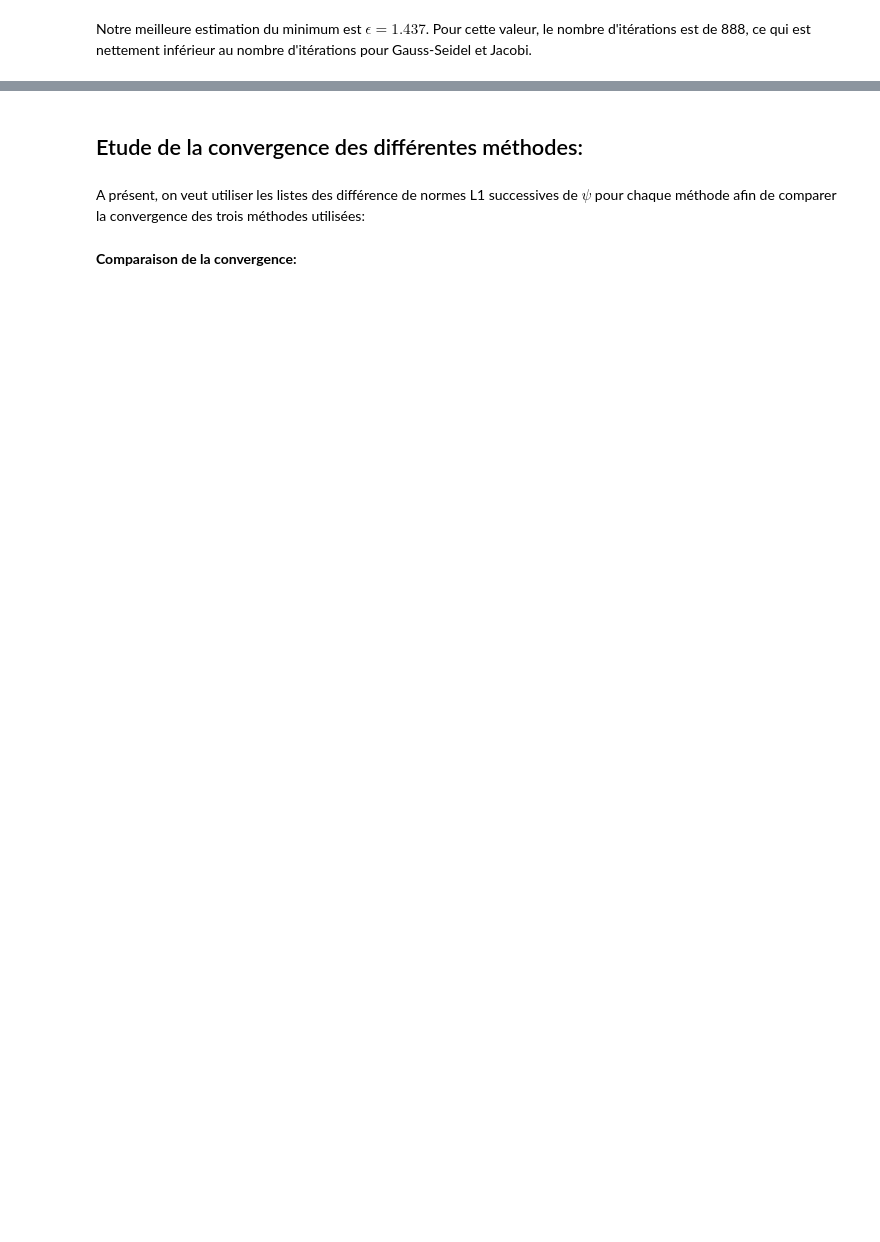
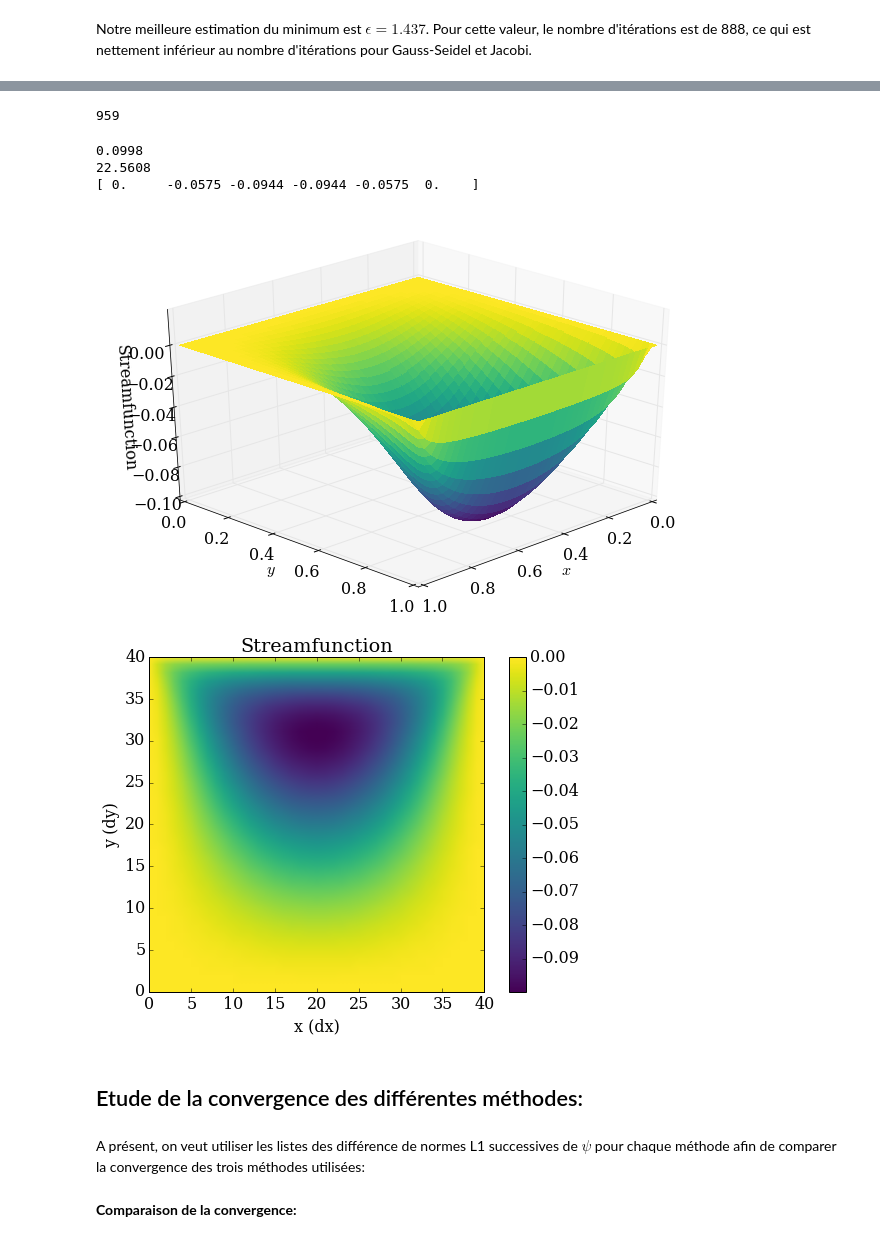
Before and after one commit to be-rays/Module5-StokesFlow, a Jupyter notebook: StokesFlow (1).ipynb, the cells around one changed output, grey strips where cells are left out. Cells and saved outputs as stored; diff of their text form; code cells hidden in the pictures; blank space fills up the shorter version.

```diff
--- a/StokesFlow (1).ipynb
+++ b/StokesFlow (1).ipynb
@@ -499,11 +540,9 @@ def stokesSOR(w,psi,epsilon):
 
         normpsi_list[iterations]= l1norm_psi
 
-
         iterations += 1
 
-    iter_list = numpy.linspace(1,iterations,iterations-1)
-    return psi,w,iter_list,normpsi_list,iterations
+    return psi,w,normpsi_list,iterations
 # %% [markdown]
 Nous allons à présent déterminer la valeur de $\epsilon$ qui minimise le nombre d'itérations. On commence à $\epsilon=1$ (qui correspond au cas de Gauss-Seidel), et on va augmenter progressivement sa valeur jusqu'à ce que la solution ne soit plus stable, ensuite on extraira le minimum d'itérations et le $\epsilon$ correspondant.
 # %%
@@ -551,19 +624,28 @@ psi3,w,iterlist_SOR,normpsilist_SOR,iterations_SOR= stokesSOR(w.copy(),psi3.copy
 x = numpy.linspace(0,1,nx)
 y = numpy.linspace(0,1,ny)
 
-w3=numpy.zeros((nx,ny))
-psi3=numpy.zeros((nx,ny))
-w3[:,-1]=-3/dy
-psi3,w3,iterlist_SOR,normpsilist_SOR,iterations_SOR= stokesSOR(w3.copy(),psi3.copy(),1.437)
+w_SOR=numpy.zeros((nx,ny))
+psi_SOR=numpy.zeros((nx,ny))
+w_SOR[:,-1]=-3/dy
+psi_SOR,w_SOR,normpsilist_SOR,iterations_SOR= stokesSOR(w_SOR.copy(),psi_SOR.copy(),1.439)
 print(iterations_SOR)
+# %% [output]
+959
 # %%
 #Verification de la solution:
-print(numpy.round(numpy.max(numpy.abs(psi3[1:-1,1:-1])),4))
-print(numpy.round(numpy.max(numpy.abs(w3[1:-1,1:-1])),4))
-print(numpy.round(psi3[32,::8], 4))
+print(numpy.round(numpy.max(numpy.abs(psi_SOR[1:-1,1:-1])),4))
+print(numpy.round(numpy.max(numpy.abs(w_SOR[1:-1,1:-1])),4))
+print(numpy.round(psi_SOR[32,::8], 4))
+# %% [output]
+0.0998
+22.5608
+[ 0.     -0.0575 -0.0944 -0.0944 -0.0575  0.    ]
 # %%
-plot_3D(x,y,psi3,'Streamfunction')
-colormap(x,y,psi3,'Streamfunction')
+plot_3D(x,y,psi_SOR,'Streamfunction')
+colormap(x,y,psi_SOR,'Streamfunction')
+# %% [output]
+[figure, added]
+[figure, added]
 # %% [markdown]
 ## Etude de la convergence des différentes méthodes:
 # %% [markdown]
```
Also changed, not shown: parts of 48 cells of this notebook.
